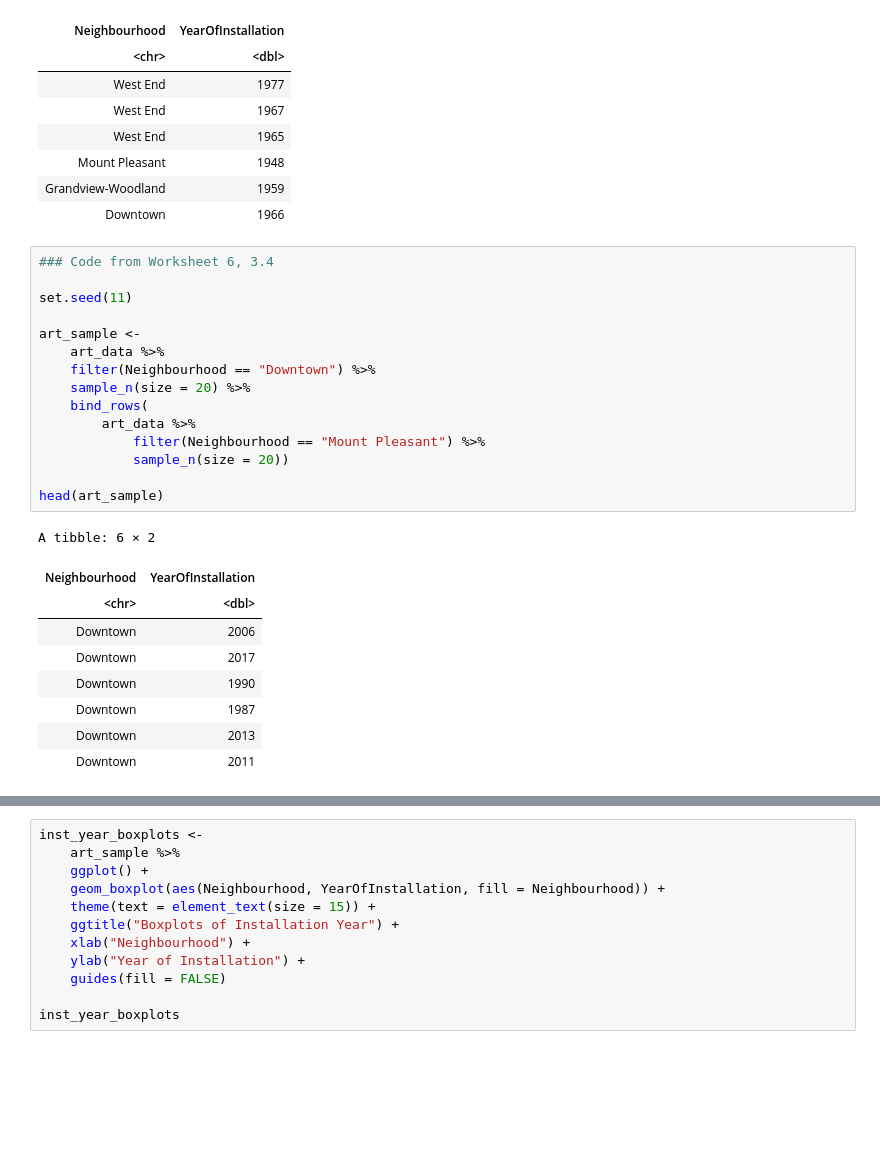
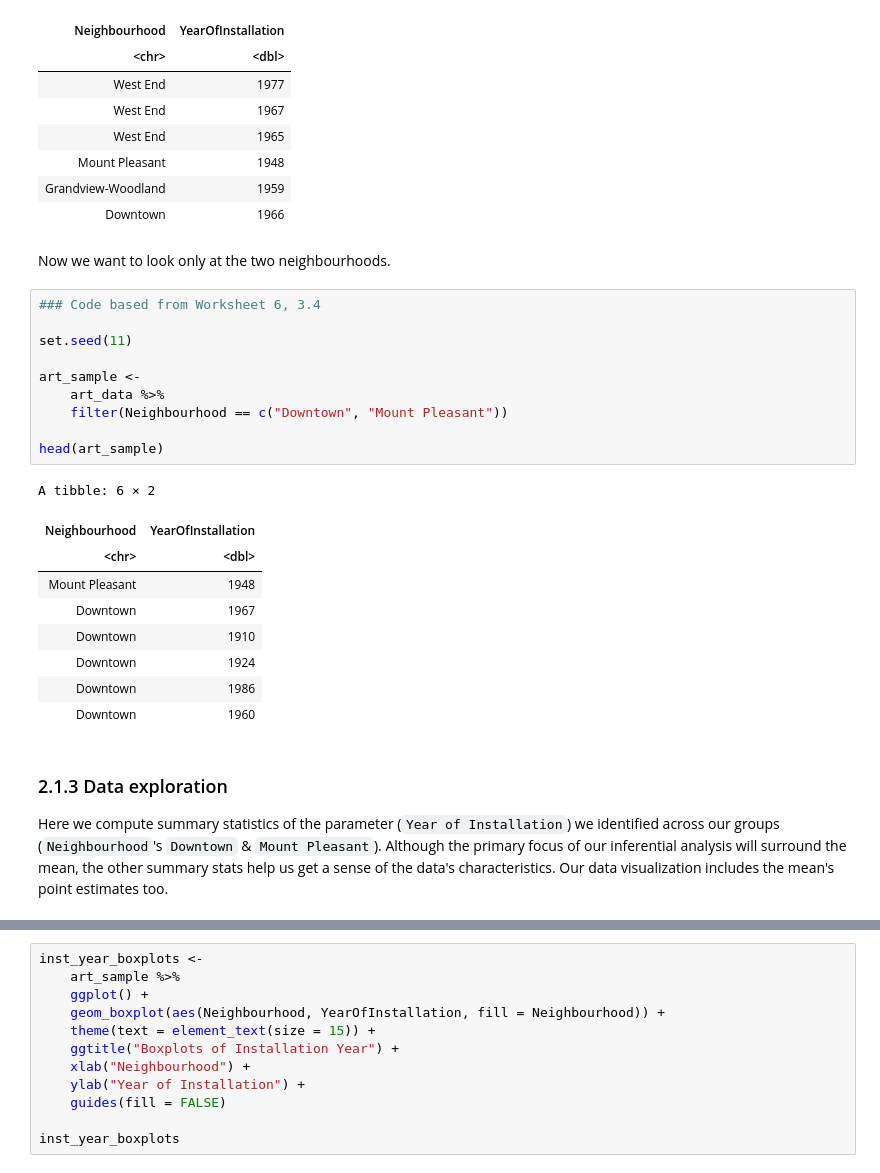
Before and after one commit to olivia-1221/Vancouver-Public-Art, a Jupyter notebook: project.ipynb, the cells around one changed output, grey strips where cells are left out. Saved outputs shown, nothing was run; the diff lists cells and outputs as text; blank space fills up the shorter version.

```diff
--- a/project.ipynb
+++ b/project.ipynb
@@ -52,31 +76,32 @@ A tibble: 6 × 2
 | Mount Pleasant | 1948 |
 | Grandview-Woodland | 1959 |
 | Downtown | 1966 |
+# %% [markdown]
+Now we want to look only at the two neighbourhoods.
 # %%
-### Code from Worksheet 6, 3.4
+### Code based from Worksheet 6, 3.4
 
 set.seed(11)
 
 art_sample <-
     art_data %>%
-    filter(Neighbourhood == "Downtown") %>%
-    sample_n(size = 20) %>%
-    bind_rows(
-        art_data %>%
-            filter(Neighbourhood == "Mount Pleasant") %>%
-            sample_n(size = 20))
+    filter(Neighbourhood == c("Downtown", "Mount Pleasant"))
 
 head(art_sample)
 # %% [output]
 A tibble: 6 × 2
 | Neighbourhood | YearOfInstallation |
 | <chr> | <dbl> |
-| Downtown | 2006 |
-| Downtown | 2017 |
-| Downtown | 1990 |
-| Downtown | 1987 |
-| Downtown | 2013 |
-| Downtown | 2011 |
+| Mount Pleasant | 1948 |
+| Downtown | 1967 |
+| Downtown | 1910 |
+| Downtown | 1924 |
+| Downtown | 1986 |
+| Downtown | 1960 |
+# %% [markdown]
+### 2.1.3 Data exploration
+
+Here we compute summary statistics of the parameter (`Year of Installation`) we identified across our groups (`Neighbourhood`'s `Downtown` & `Mount Pleasant`). Although the primary focus of our inferential analysis will surround the mean, </mark>the other summary stats</mark> help us get a sense of the data's characteristics. Our data visualization includes the mean's point estimates too.
 # %%
 set.seed(11)
 
```
Also changed, not shown: parts of 14 cells of this notebook.
